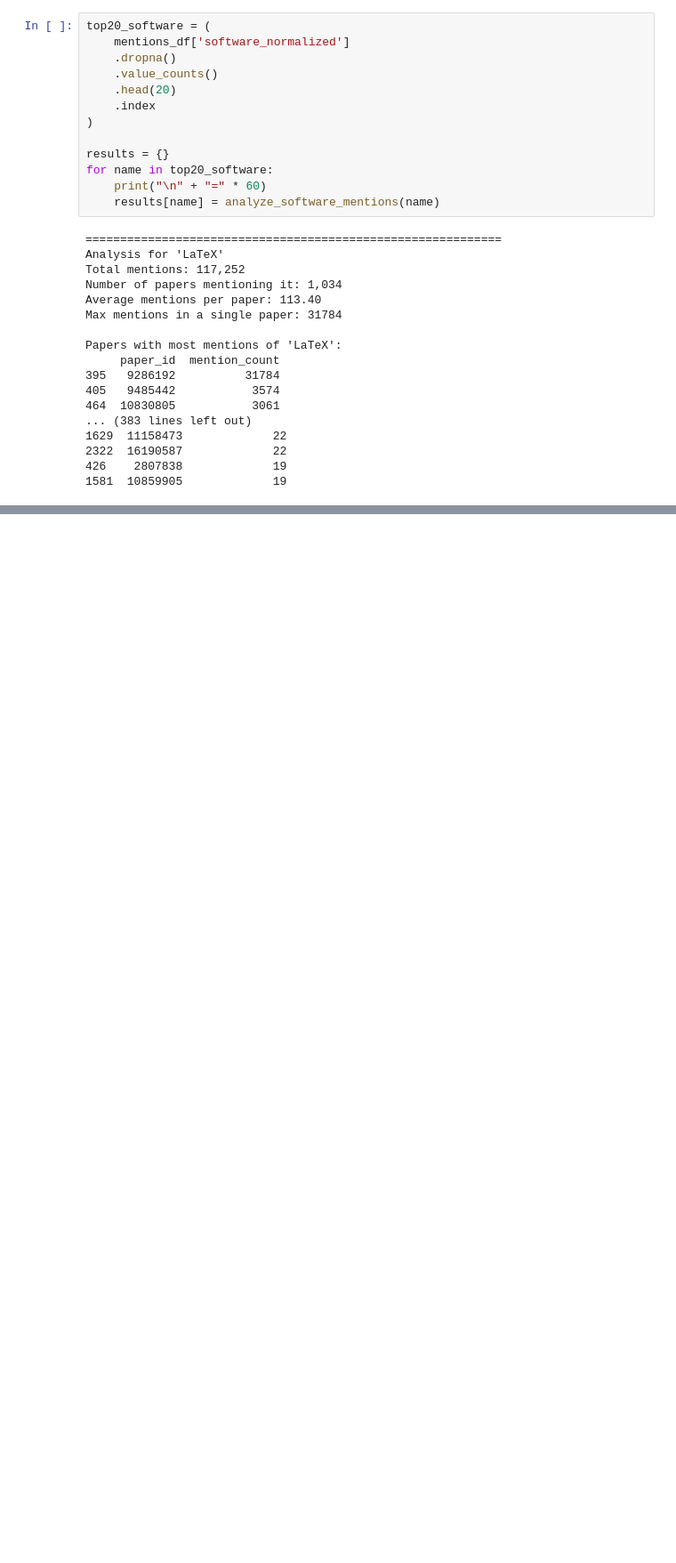
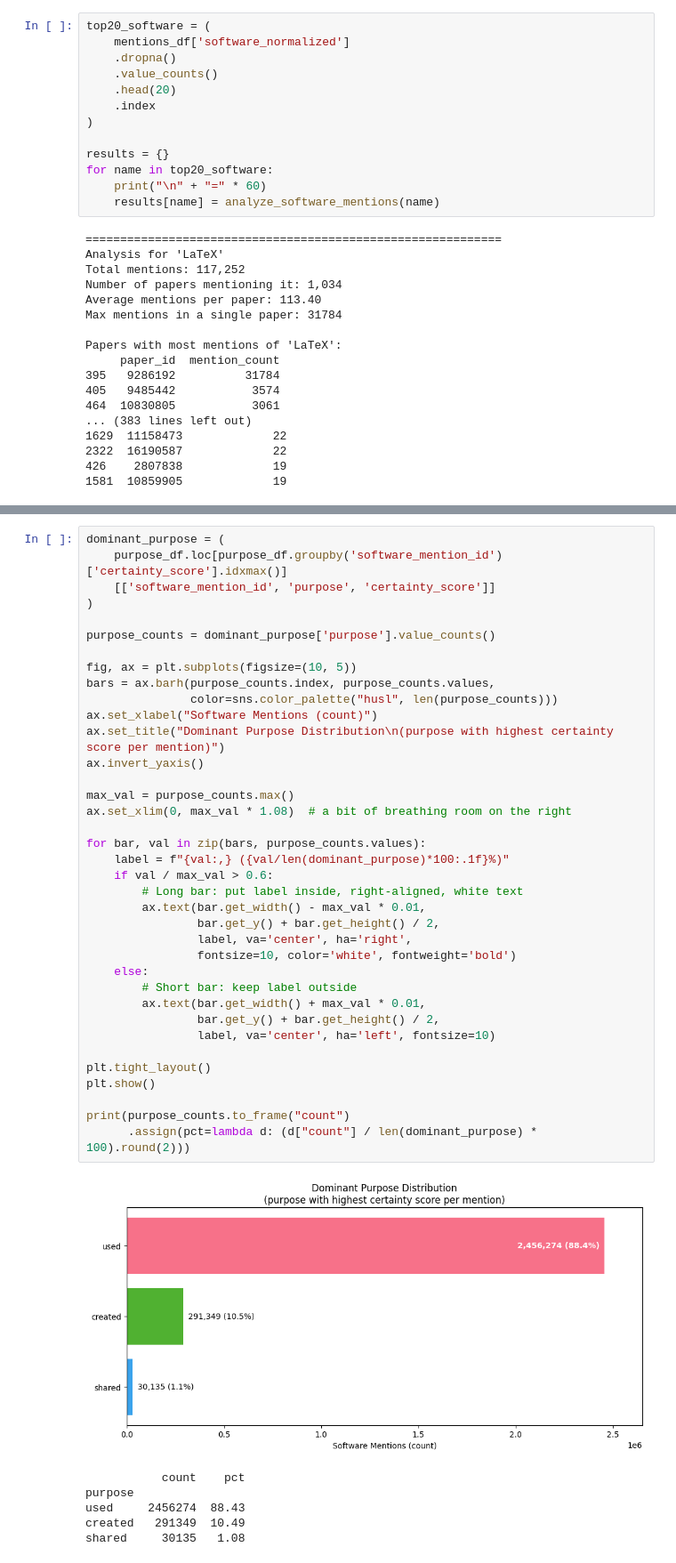
Before and after one commit to kierangivens/softcite-extractions-oa, a Jupyter notebook: softcite_analysis.ipynb, the cells around one changed output, grey strips where cells are left out. Shown at 89% size. Cells and saved outputs as stored; diff of their text form; blank space fills up the shorter version.

```diff
--- a/softcite_analysis.ipynb
+++ b/softcite_analysis.ipynb
@@ -782,0 +807,44 @@ Papers with most mentions of 'LaTeX':
+# %%
+dominant_purpose = (
+    purpose_df.loc[purpose_df.groupby('software_mention_id')['certainty_score'].idxmax()]
+    [['software_mention_id', 'purpose', 'certainty_score']]
+)
+
+purpose_counts = dominant_purpose['purpose'].value_counts()
+
+fig, ax = plt.subplots(figsize=(10, 5))
+bars = ax.barh(purpose_counts.index, purpose_counts.values,
+               color=sns.color_palette("husl", len(purpose_counts)))
+ax.set_xlabel("Software Mentions (count)")
+ax.set_title("Dominant Purpose Distribution\n(purpose with highest certainty score per mention)")
+ax.invert_yaxis()
+
+max_val = purpose_counts.max()
+ax.set_xlim(0, max_val * 1.08)  # a bit of breathing room on the right
+
+for bar, val in zip(bars, purpose_counts.values):
+    label = f"{val:,} ({val/len(dominant_purpose)*100:.1f}%)"
+    if val / max_val > 0.6:
+        # Long bar: put label inside, right-aligned, white text
+        ax.text(bar.get_width() - max_val * 0.01,
+                bar.get_y() + bar.get_height() / 2,
+                label, va='center', ha='right',
+                fontsize=10, color='white', fontweight='bold')
+    else:
+        # Short bar: keep label outside
+        ax.text(bar.get_width() + max_val * 0.01,
+                bar.get_y() + bar.get_height() / 2,
+                label, va='center', ha='left', fontsize=10)
+
+plt.tight_layout()
+plt.show()
+
+print(purpose_counts.to_frame("count")
+      .assign(pct=lambda d: (d["count"] / len(dominant_purpose) * 100).round(2)))
+# %% [output]
+[figure, added]
+           count    pct
+purpose
+used     2456274  88.43
+created   291349  10.49
+shared     30135   1.08
```
Also changed, not shown: parts of 1 cell of this notebook.
